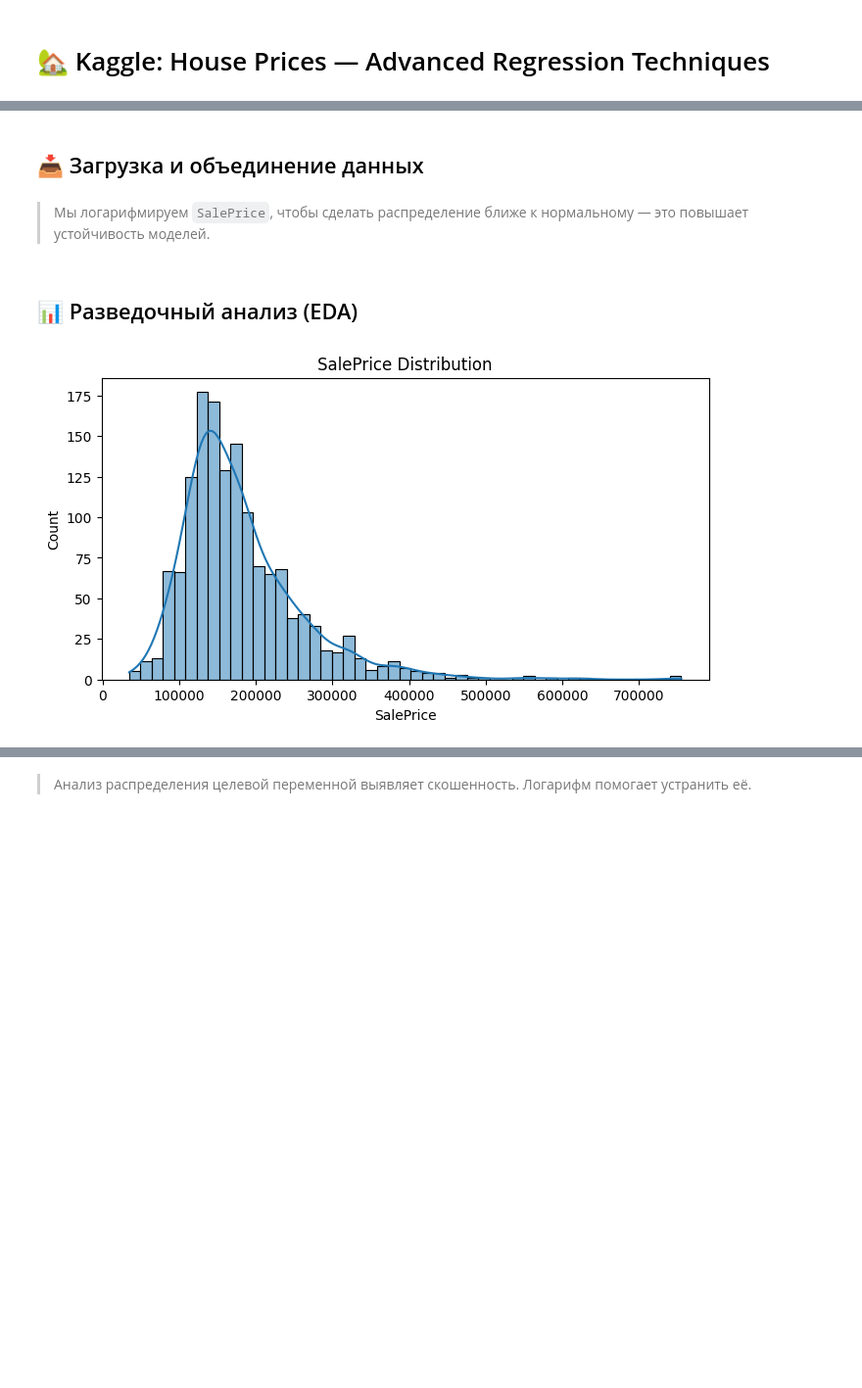
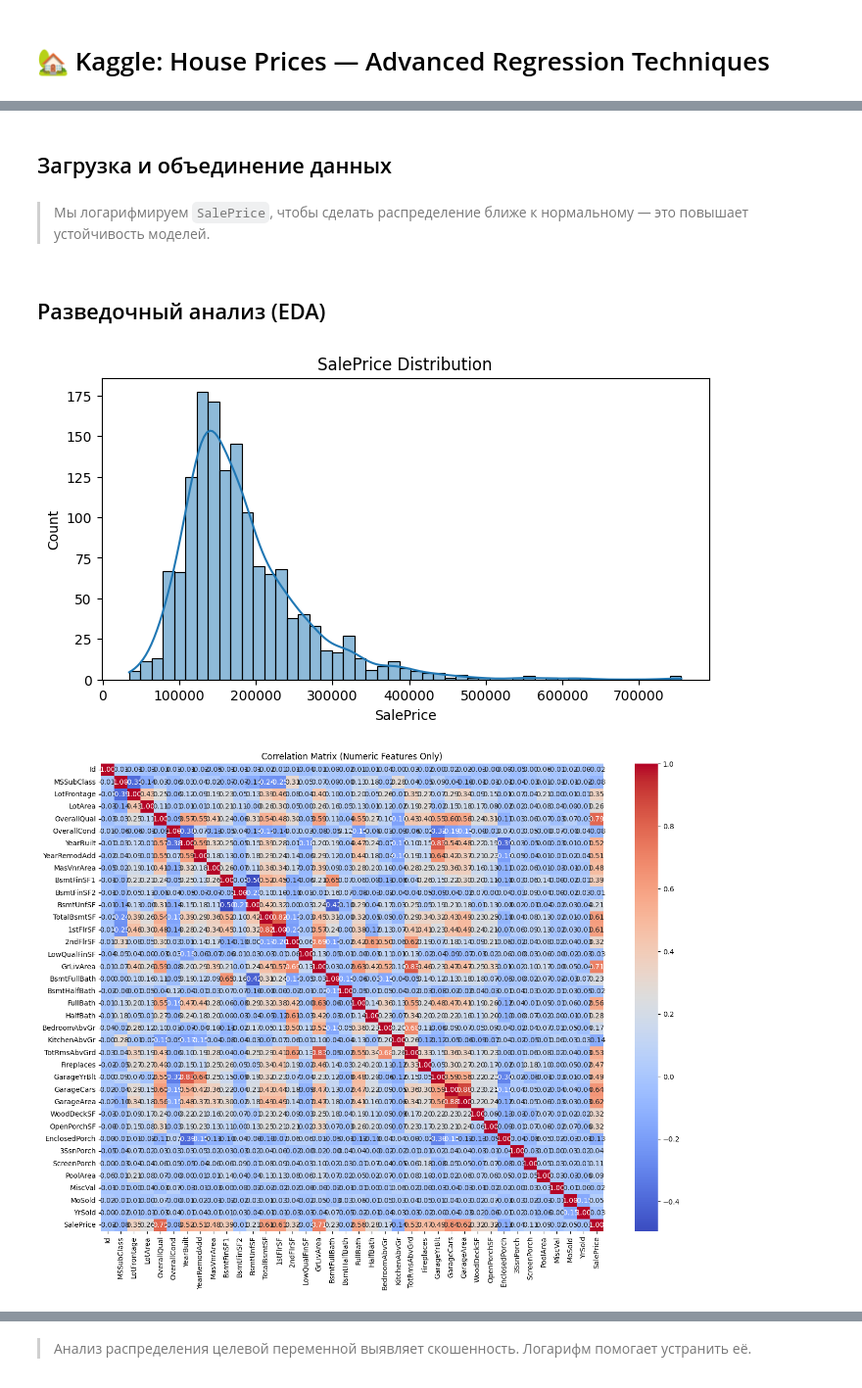
Before and after one commit to achezganov/Kaggle_houses_art, a Jupyter notebook: houses.ipynb, the cells around one changed output, grey strips where cells are left out. Shown at 98% size. Saved outputs shown, nothing was run; the diff lists cells and outputs as text; code cells hidden in the pictures; blank space fills up the shorter version.

Commit message:
<feat> Добавления визуализация матрицы корреляции и матрицы корреляции с существенными особенностями.

```diff
--- a/houses.ipynb
+++ b/houses.ipynb
@@ -34,7 +34,7 @@ warnings.filterwarnings("ignore")
 
 - **Gradient Boosting, XGBoost, LGBM, CatBoost** — ансамблевые методы, устойчивые к выбросам и отлично справляющиеся с табличными данными.
 # %% [markdown]
-## 📥 Загрузка и объединение данных
+## Загрузка и объединение данных
 # %%
 train = pd.read_csv("train.csv")
 test = pd.read_csv("test.csv")
@@ -44,11 +44,40 @@ y = np.log1p(train["SalePrice"])
 # %% [markdown]
 > Мы логарифмируем `SalePrice`, чтобы сделать распределение ближе к нормальному — это повышает устойчивость моделей.
 # %% [markdown]
-## 📊 Разведочный анализ (EDA)
+## Разведочный анализ (EDA)
 # %%
 plt.figure(figsize=(8, 4))
 sns.histplot(train['SalePrice'], kde=True)
 plt.title("SalePrice Distribution")
 plt.show()
+
+numeric_cols = train.select_dtypes(include=['int64', 'float64']).columns
+corr_matrix = train[numeric_cols].corr()
+
+# Визуализация
+plt.figure(figsize=(16, 12))
+sns.heatmap(corr_matrix, cmap='coolwarm', annot=True, fmt=".2f")
+plt.title('Correlation Matrix (Numeric Features Only)')
+plt.show()
+
+# Выбираем только числовые столбцы
+numeric_data = train.select_dtypes(include=['int64', 'float64'])
+
+# Рассчитываем корреляцию с целевой переменной
+corr_with_target = numeric_data.corrwith(numeric_data['SalePrice']).sort_values(ascending=False)
+
+# Отбираем наиболее коррелирующие признаки (например, |correlation| > 0.3)
+significant_features = corr_with_target[abs(corr_with_target) > 0.3].index
+
+# Строим матрицу только для значимых признаков
+plt.figure(figsize=(12, 10))
+sns.heatmap(numeric_data[significant_features].corr(),
+            annot=True,
+            cmap='coolwarm',
+            fmt=".2f",
+            vmin=-1, vmax=1)
+plt.title('Correlation Matrix of Significant Features')
+plt.show()
 # %% [output]
 [figure]
+[figure, added]
```
Also changed, not shown: parts of 13 cells of this notebook.
